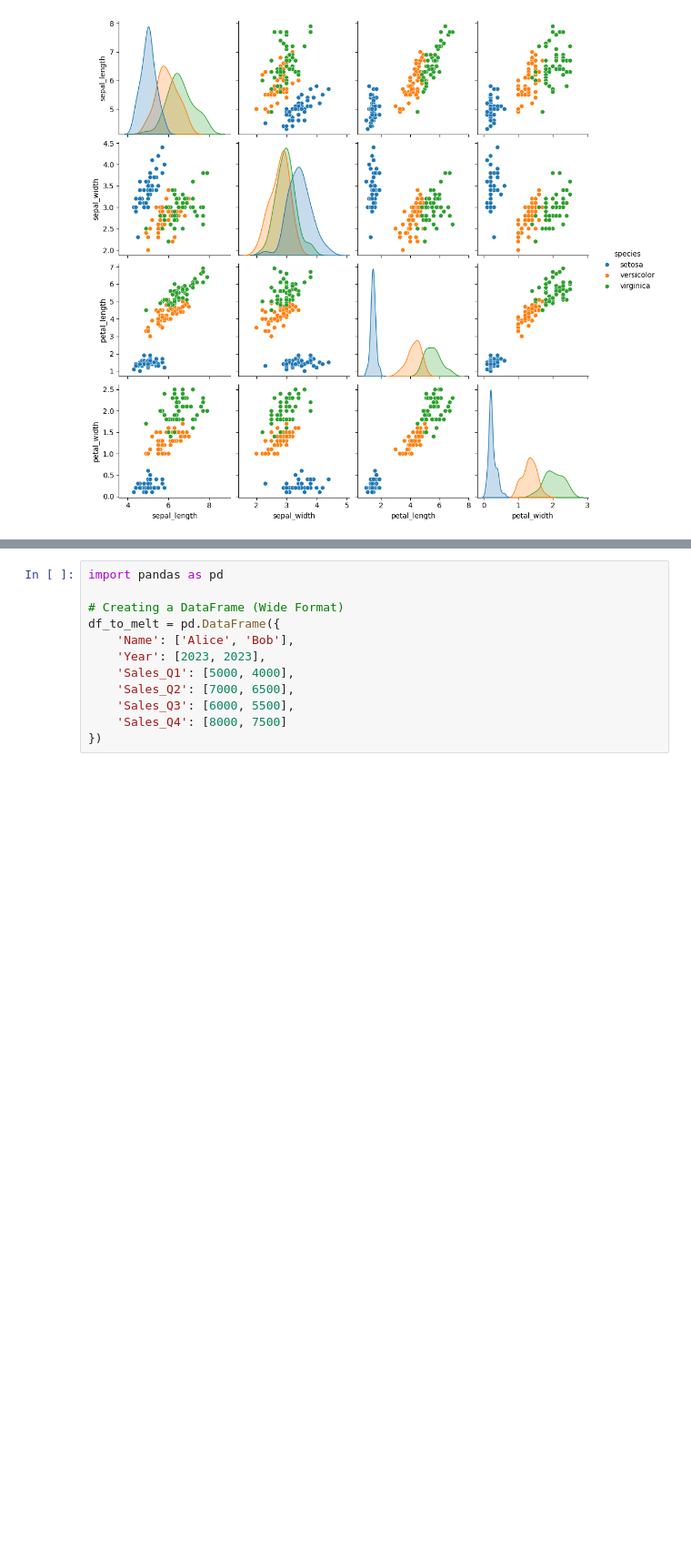
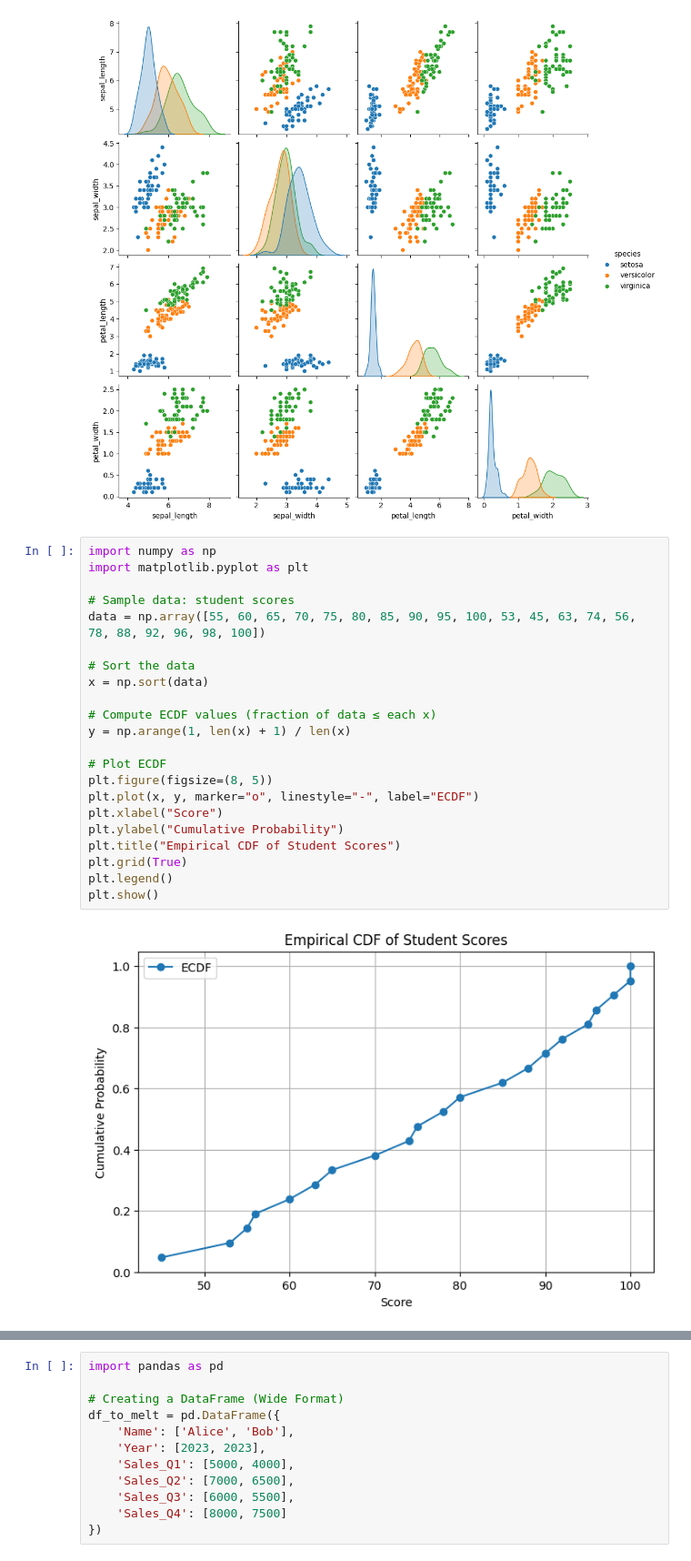
Before and after one commit to Myokom/dmv-exam-cbs, a Jupyter notebook: exam_prep.ipynb, the cells around one changed output, grey strips where cells are left out. Shown at 91% size. Saved outputs shown, nothing was run; the diff lists cells and outputs as text; blank space fills up the shorter version.

```diff
--- a/exam_prep.ipynb
+++ b/exam_prep.ipynb
@@ -302,3 +302,27 @@ sns.pairplot(df, hue="species")
 plt.show()
 # %% [output]
 [figure]
+# %%
+import numpy as np
+import matplotlib.pyplot as plt
+
+# Sample data: student scores
+data = np.array([55, 60, 65, 70, 75, 80, 85, 90, 95, 100, 53, 45, 63, 74, 56, 78, 88, 92, 96, 98, 100])
+
+# Sort the data
+x = np.sort(data)
+
+# Compute ECDF values (fraction of data ≤ each x)
+y = np.arange(1, len(x) + 1) / len(x)
+
+# Plot ECDF
+plt.figure(figsize=(8, 5))
+plt.plot(x, y, marker="o", linestyle="-", label="ECDF")
+plt.xlabel("Score")
+plt.ylabel("Cumulative Probability")
+plt.title("Empirical CDF of Student Scores")
+plt.grid(True)
+plt.legend()
+plt.show()
+# %% [output]
+[figure, added]
```
Also changed, not shown: parts of 7 cells of this notebook.
